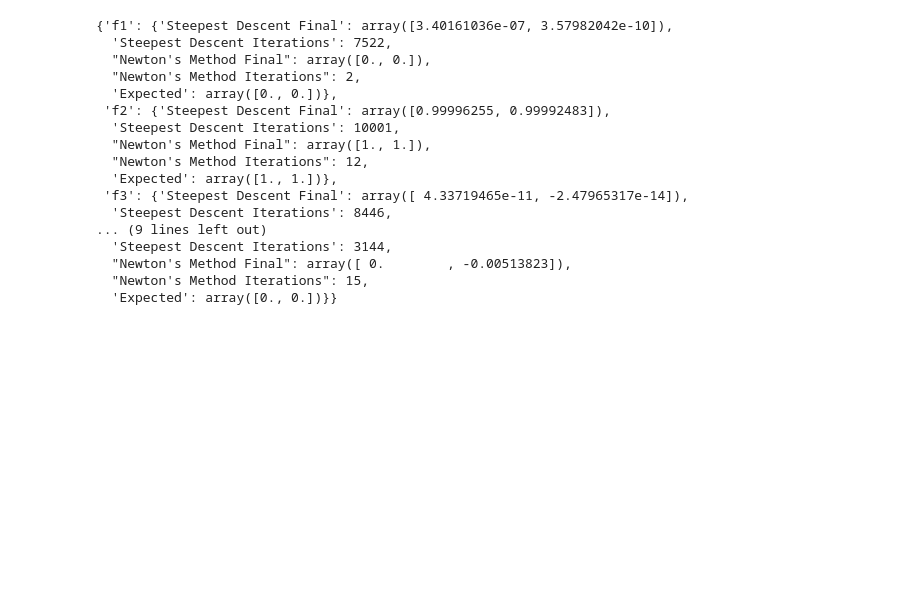
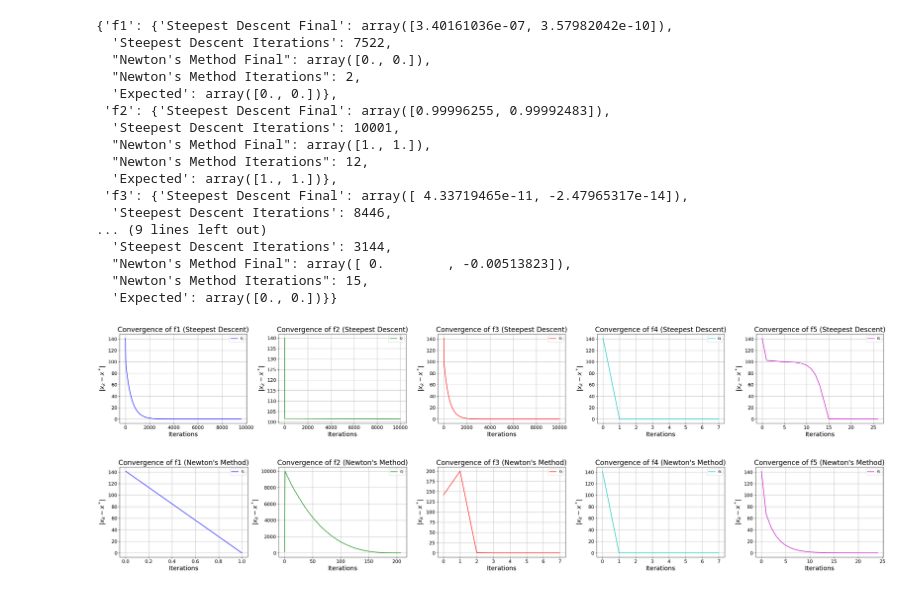
Before and after one commit to mVigholt/NO, a Jupyter notebook: Week 2/Assignment_Notebook.ipynb, the cells around one changed output. Drawn from its saved outputs; the diff is of its cells as text; code cells hidden in the pictures; blank space fills up the shorter version.

```diff
--- a/Week 2/Assignment_Notebook.ipynb
+++ b/Week 2/Assignment_Notebook.ipynb
@@ -568,3 +568,73 @@ results
   "Newton's Method Final": array([ 0.        , -0.00513823]),
   "Newton's Method Iterations": 15,
   'Expected': array([0., 0.])}}
+# %%
+# Function Setup
+functions = [f1, f2, f3, f4, f5]
+gradients = [df1, df2, df3, df4, df5]
+hessians = [Hf1, Hf2, Hf3, Hf4, Hf5]
+names = ["f1", "f2", "f3", "f4", "f5"]
+dims = [2, 2, 2, 2, 2]
+x0s = [np.array([100.0, 100.0])] * 5
+
+# Parameters
+max_iter = 10000
+epsilon = 1e-6
+
+# Store convergence data
+sd_convergence = []
+newton_convergence = []
+
+# Run Steepest Descent and track distance from true x
+for i in range(len(functions)):
+    f, df = functions[i], gradients[i]
+    x_opt_true = x_opt(names[i], dims[i])  # True optimal point
+    xs_sd = steepest_descent(f, df, x0s[i], max_iter=max_iter, epsilon=epsilon)
+    distance_sd = [np.linalg.norm(x - x_opt_true) for x in xs_sd]  # Distance from true optimal solution
+    sd_convergence.append(distance_sd)
+
+# Run Newton's Method and track distance from true x
+for i in range(len(functions)):
+    f, df, Hf = functions[i], gradients[i], hessians[i]
+    x_opt_true = x_opt(names[i], dims[i])  # True optimal point
+    xs_newton = newtons_method(f, df, Hf, x0s[i], max_iter=max_iter, epsilon=epsilon)
+    distance_newton = [np.linalg.norm(x - x_opt_true) for x in xs_newton]  # Distance from true optimal solution
+    newton_convergence.append(distance_newton)
+
+# Define a list of colors
+colors = ['b', 'g', 'r', 'c', 'm']  # You can expand or change the color list if needed
+
+# Plot Steepest Descent Convergence (Side by Side)
+fig, axes = plt.subplots(1, len(sd_convergence), figsize=(6.4 * len(sd_convergence), 4.8))
+
+for i, (dist, ax) in enumerate(zip(sd_convergence, axes)):
+    ax.plot(range(len(dist)), dist, label=f"{names[i]}", color=colors[i])  # Assign color here
+    ax.set_xlabel("Iterations", fontsize=18)
+    ax.set_ylabel(r"$|x_k - x^*|$", fontsize=18)
+    ax.set_title(f"Convergence of {names[i]} (Steepest Descent)", fontsize=20)
+    ax.legend()
+    ax.grid(True)
+    ax.tick_params(axis='x', labelsize=14)  # Set x-axis label size
+    ax.tick_params(axis='y', labelsize=14)  # Set y-axis label size
+
+plt.tight_layout()
+plt.show()
+
+# Plot Newton's Method Convergence (Side by Side)
+fig, axes = plt.subplots(1, len(newton_convergence), figsize=(6.4 * len(newton_convergence), 4.8))
+
+for i, (dist, ax) in enumerate(zip(newton_convergence, axes)):
+    ax.plot(range(len(dist)), dist, label=f"{names[i]}", color=colors[i])  # Assign color here
+    ax.set_xlabel("Iterations", fontsize=18)
+    ax.set_ylabel(r"$|x_k - x^*|$", fontsize=18)
+    ax.set_title(f"Convergence of {names[i]} (Newton's Method)", fontsize=20)
+    ax.legend()
+    ax.grid(True)
+    ax.tick_params(axis='x', labelsize=14)  # Set x-axis label size
+    ax.tick_params(axis='y', labelsize=14)  # Set y-axis label size
+
+plt.tight_layout()
+plt.show()
+# %% [output]
+[figure, added]
+[figure, added]
```
